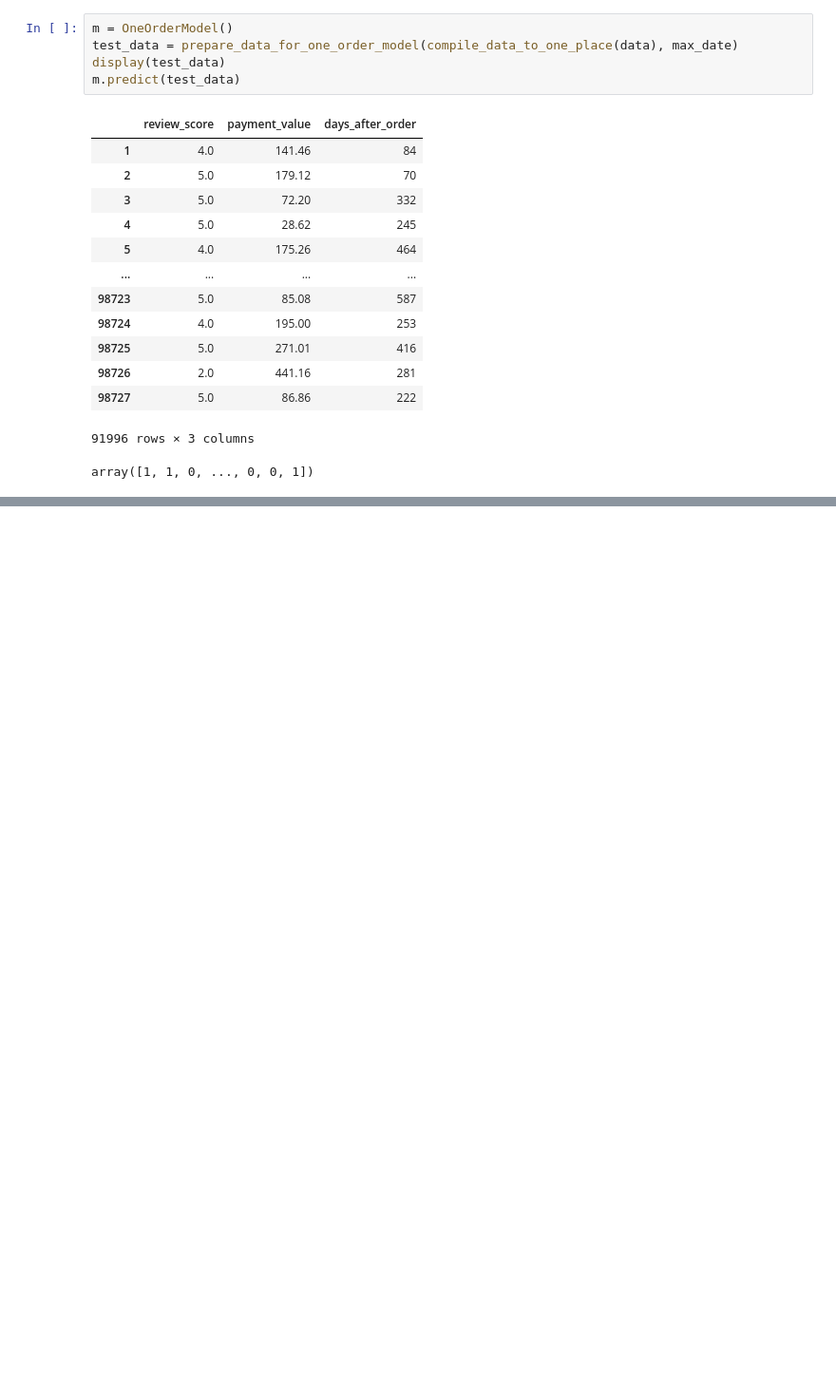
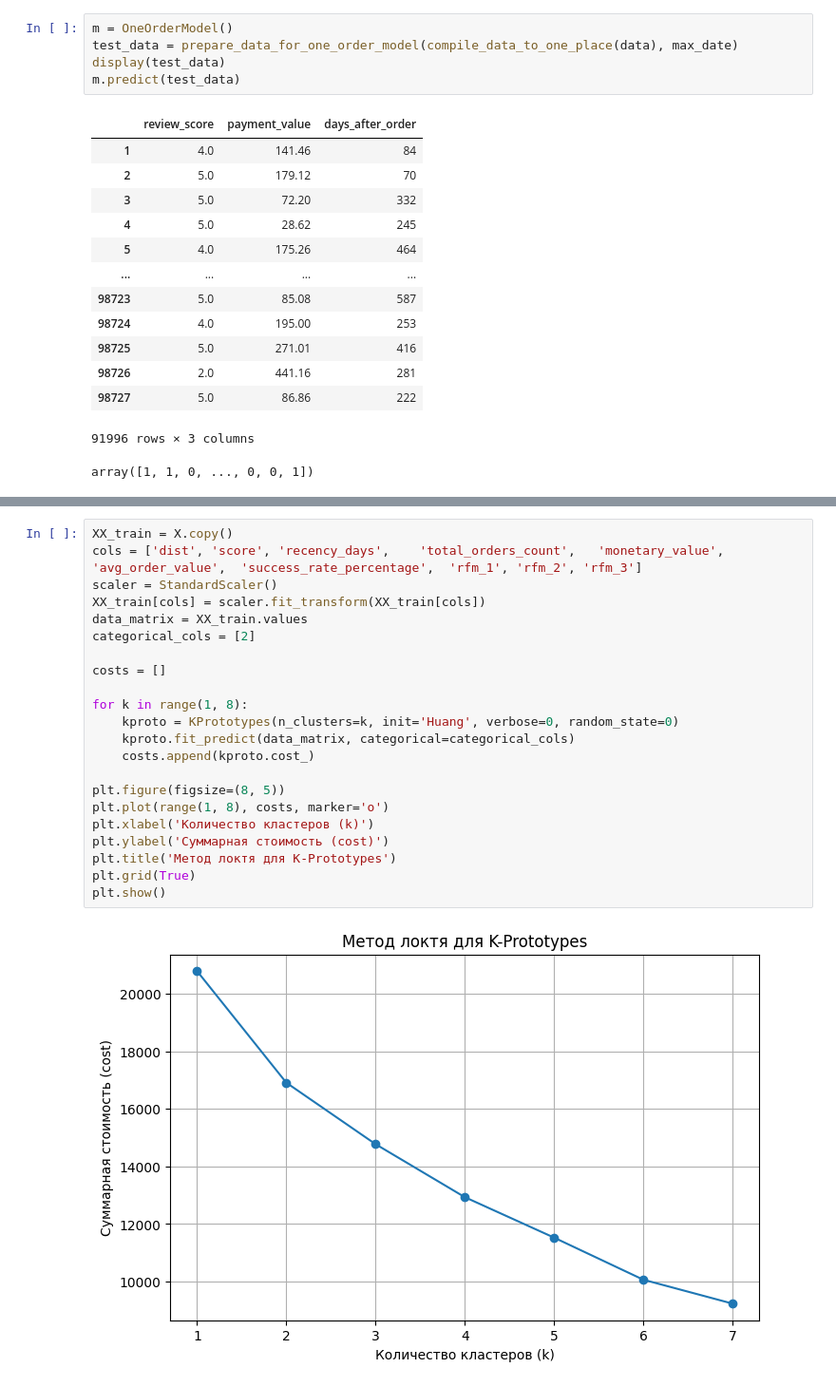
Before and after one commit to barly13/rostelecom_hackathon_dev, a Jupyter notebook: ml/MLfit.ipynb, the cells around one changed output, grey strips where cells are left out. Shown at 95% size. Cells and saved outputs as stored; diff of their text form; blank space fills up the shorter version.

```diff
--- a/ml/MLfit.ipynb
+++ b/ml/MLfit.ipynb
@@ -470,0 +1302,24 @@ array([1, 1, 0, ..., 0, 0, 1])
+# %%
+XX_train = X.copy()
+cols = ['dist',	'score', 'recency_days',	'total_orders_count',	'monetary_value',	'avg_order_value',	'success_rate_percentage',	'rfm_1', 'rfm_2', 'rfm_3']
+scaler = StandardScaler()
+XX_train[cols] = scaler.fit_transform(XX_train[cols])
+data_matrix = XX_train.values
+categorical_cols = [2]
+
+costs = []
+
+for k in range(1, 8):
+    kproto = KPrototypes(n_clusters=k, init='Huang', verbose=0, random_state=0)
+    kproto.fit_predict(data_matrix, categorical=categorical_cols)
+    costs.append(kproto.cost_)
+
+plt.figure(figsize=(8, 5))
+plt.plot(range(1, 8), costs, marker='o')
+plt.xlabel('Количество кластеров (k)')
+plt.ylabel('Суммарная стоимость (cost)')
+plt.title('Метод локтя для K-Prototypes')
+plt.grid(True)
+plt.show()
+# %% [output]
+[figure, added]
```
Also changed, not shown: parts of 54 cells of this notebook, 9 other files.
